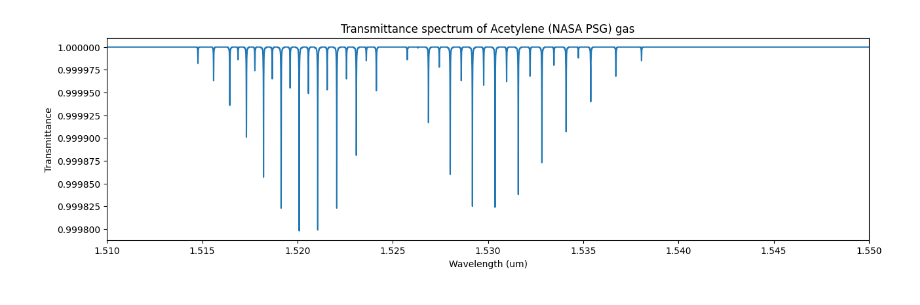
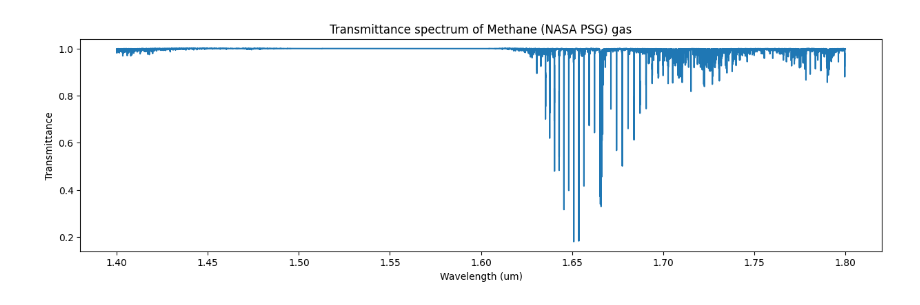
Before and after one commit to SAIL-Labs/FBG-Sensor, a Jupyter notebook: newSimulatingCode_FBG.ipynb, the cells around one changed output. Cells and saved outputs as stored; diff of their text form; code cells hidden in the pictures.

```diff
--- a/newSimulatingCode_FBG.ipynb
+++ b/newSimulatingCode_FBG.ipynb
@@ -46,36 +45,44 @@ def input_spectra(gasname, filepath, isheader, separation, wavelengthunits, wave
     return gasname, gas_wavelength, gas_absorption_line_data
 # %%
-#Testing function using own data (NASA PSG)
-gasname, spectra_wav, spectra_data = input_spectra('Acetylene (NASA PSG)', '/home/samhitasodhi/Gas Sensor Project/Code - Nicholas Morley/New Code/psg_trn.txt', None, ' ', 'um', 0, 2)
+#Testing function using generated data from NASA PSG
+gasname, spectra_wav, spectra_data = input_spectra('Methane (NASA PSG)', '/home/samhitasodhi/Gas Sensor Project/Code - Nicholas Morley/New Code/ch4 psg_trn (1).txt', None, ' ', 'um', 0, 2)
 # %%
 # Function plots spectra for a given file
 
 def plot_spectra(gasname, spectra_wav, spectra_data, plot_min, plot_max):
    """
-   This function provides a plotting facility for the input gas data file.
+   This function provides a plotting facility for the input gas data file as a simple line graph, with wavelength and transmittance.
 
    The parameters include:
       - gasname         : input requires the name of the gas
       - spectra_wav     : loads in the wavelengths
       - spectra_data    : loads in the spectral data
-      - plot_min        : user can input minimum value for the x-axis (wavelength)
-      - plot_max        : user can input maximum value for the x-axis (wavelength)
+      - plot_min        : user has a choice to input a minimum value for the x-axis (wavelength) else input 'None'
+      - plot_max        : user has a choice to input a maximum value for the x-axis (wavelength) else input 'None'
    """
 
    gas_wavelength = spectra_wav
    gas_absorption_line_data = spectra_data
 
-   figure(figsize=(15, 4))
-   plt.plot(gas_wavelength, gas_absorption_line_data)
-   plt.xlim([plot_min, plot_max])
-   plt.title('Transmittance spectrum of' + ' ' + gasname + ' ' + 'gas')
-   plt.xlabel('Wavelength (um)')
-   plt.ylabel('Transmittance')
-   plt.show()
-
-   return
+   if plot_min is not None and plot_max is not None:
+      # ~~~~~ Plot with custom limits
+      plt.figure(figsize=(15, 4))
+      plt.plot(gas_wavelength, gas_absorption_line_data)
+      plt.xlim([plot_min, plot_max])
+      plt.title('Transmittance spectrum of ' + gasname + ' gas')
+      plt.xlabel('Wavelength (um)')
+      plt.ylabel('Transmittance')
+      plt.show()
+   else:
+      # ~~~~~ Plot without custom limits
+      plt.figure(figsize=(15, 4))
+      plt.plot(gas_wavelength, gas_absorption_line_data)
+      plt.title('Transmittance spectrum of ' + gasname + ' gas')
+      plt.xlabel('Wavelength (um)')
+      plt.ylabel('Transmittance')
+      plt.show()
 # %%
 #Testing plot function
-plot_spectra(gasname, spectra_wav, spectra_data, 1.51, 1.55)
+plot_spectra(gasname, spectra_wav, spectra_data, None, None)
 # %% [output]
-[figure, old version]
+[figure, new version]
```
Also changed, not shown: parts of 9 cells of this notebook.
